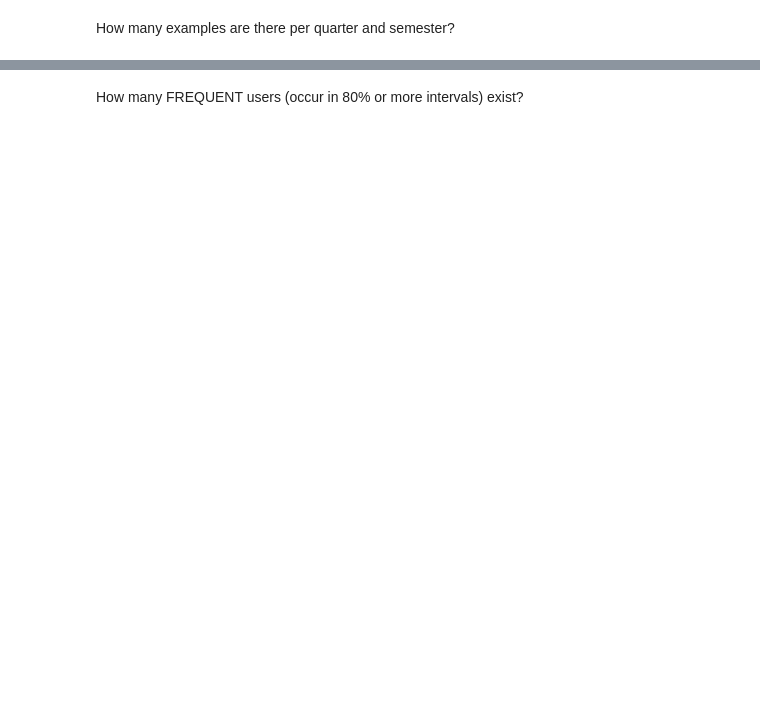
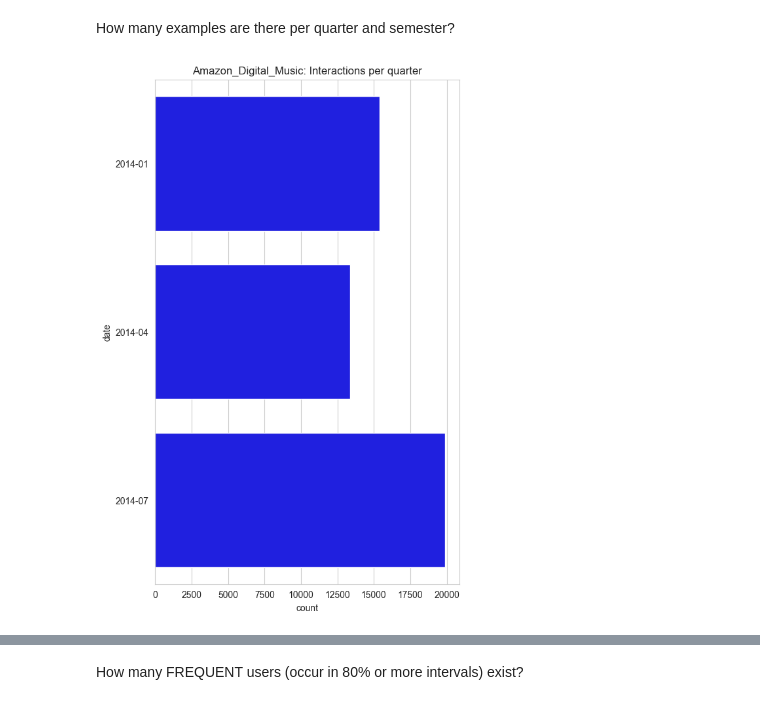
Before and after one commit to mariajoaolavoura/measuring_forgetting, a Jupyter notebook: notebooks/Reproducibility - Amazon Digital Music - Avaliação de Dataset .ipynb, the cells around one changed output, grey strips where cells are left out. Saved outputs shown, nothing was run; the diff lists cells and outputs as text; code cells hidden in the pictures; blank space fills up the shorter version.

```diff
--- a/notebooks/Reproducibility - Amazon Digital Music - Avaliação de Dataset .ipynb
+++ b/notebooks/Reproducibility - Amazon Digital Music - Avaliação de Dataset .ipynb
@@ -286,5 +569,10 @@ plot_user_presence_distribution(user_presence_df, dataset_name=dataset_name)
 # %% [markdown]
 How many examples are there per quarter and semester?
 # %%
-# plot_interactions_per_qns(user_interactions=user_trimestre_interactions, date_range=trimestres, dataset_name=dataset_name, type_of_range='quarter')
+plot_interactions_per_qns(user_interactions=user_trimestre_interactions,
+                          date_range=trimestres,
+                          dataset_name=dataset_name,
+                          type_of_range='quarter')
+# %% [output]
+[figure, added]
 # %%
```
Also changed, not shown: parts of 82 cells of this notebook, 14 other files.
